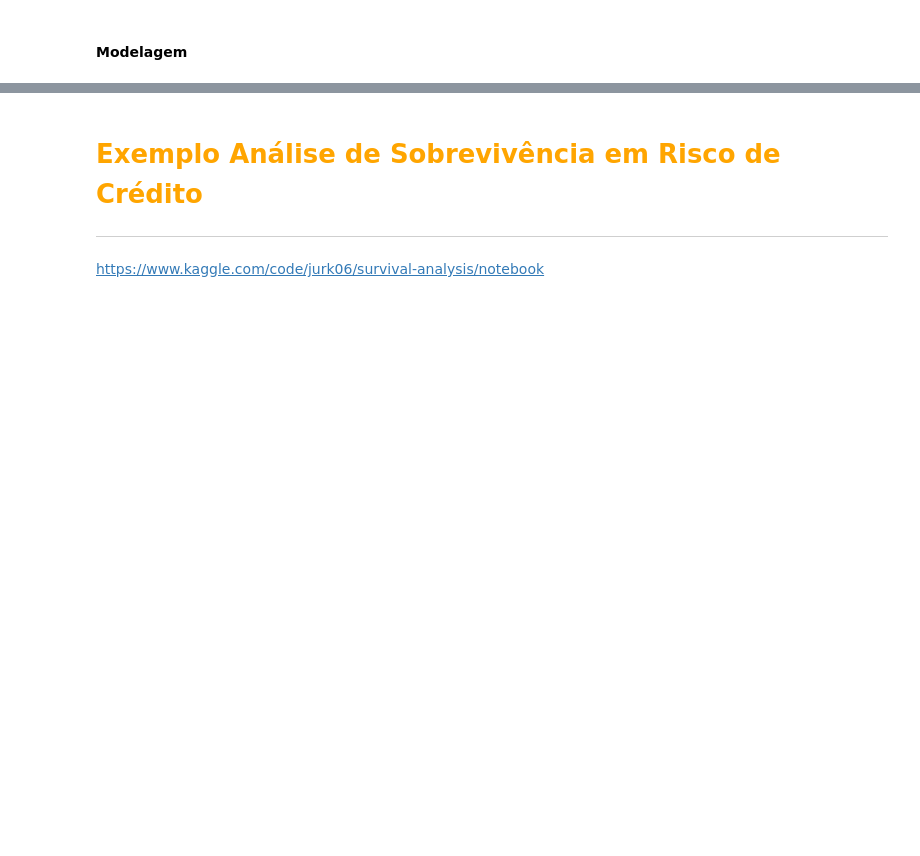
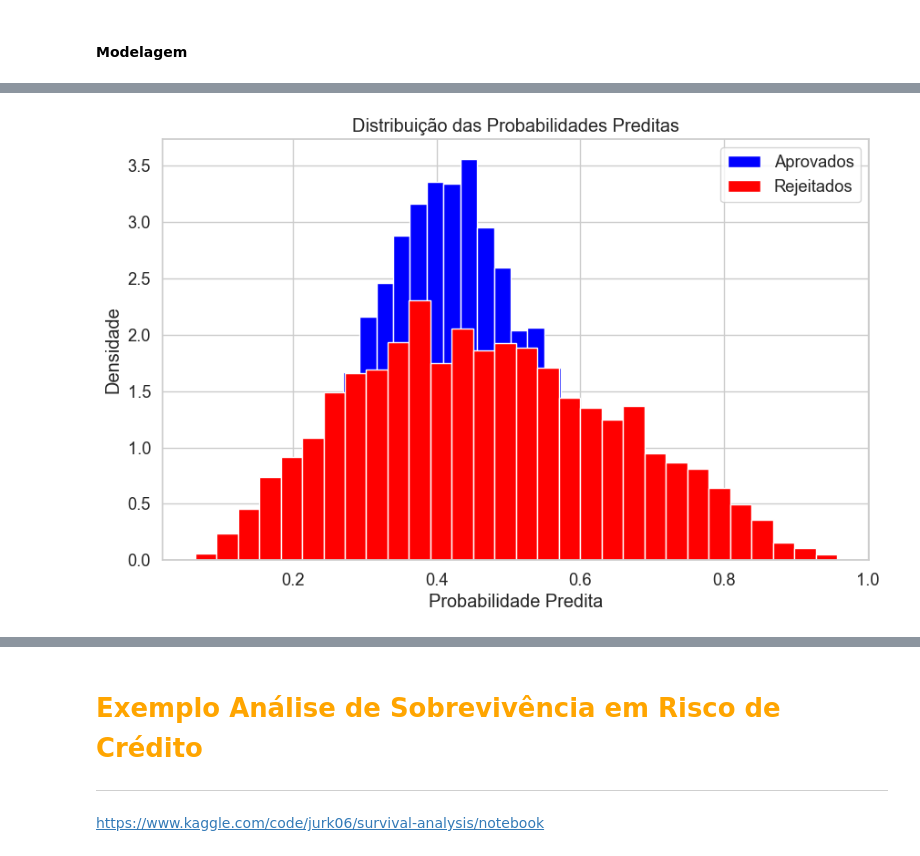
Before and after one commit to leonardovargas10/Pesquisa_Aplicada_Modelagem, a Jupyter notebook: Risco_de_Credito/Modelagem_Credito.ipynb, the cells around one changed output, grey strips where cells are left out. Saved outputs shown, nothing was run; the diff lists cells and outputs as text; code cells hidden in the pictures; blank space fills up the shorter version.

Commit message:
Modelagem

```diff
--- a/Risco_de_Credito/Modelagem_Credito.ipynb
+++ b/Risco_de_Credito/Modelagem_Credito.ipynb
@@ -607,13 +650,0 @@ for feature in cat_features:
-# %%
-for feature in num_features:
-    bins = list(woe_mappings[feature].keys())
-    woe_values = list(woe_mappings[feature].values())
-    # Aplica np.select para cada linha
-    conditions = [(X_train[feature].between(b.left, b.right, inclusive="left")) for b in bins]
-    X_train[feature + '_woe'] = np.select(conditions, woe_values, default=np.nan)
-    conditions = [(X_test[feature].between(b.left, b.right, inclusive="left")) for b in bins]
-    X_test[feature + '_woe'] = np.select(conditions, woe_values, default=np.nan)
-
-for feature in cat_features:
-    X_train[feature + '_woe'] = X_train[feature].map(woe_mappings[feature])
-    X_test[feature + '_woe'] = X_test[feature].map(woe_mappings[feature])
@@ -635,0 +755,30 @@ X_train
+# %%
+df_approved_inference = pd.concat([df_approved_train, df_approved_test])
+df_rejected = df_full.loc[df_full['FLAG_ACCEPTED'] == 0]
+
+for feature in num_features:
+    # aplica nos negados
+    df_rejected[feature] = apply_woe_binning(df_rejected, feature, bin_edges, woe_map)
+
+# Converte todas as colunas para float, categorias viram float (numéricas)
+for col in df_rejected.columns:
+    df_rejected[col] = pd.to_numeric(df_rejected[col], errors='coerce')
+
+df_rejected.fillna(0, inplace = True)
+df_rejected['y_predict']=model.predict(df_rejected[cols])
+df_rejected['predicted_probability']=model.predict_proba(df_rejected[cols])[:,1]
+# %%
+plt.figure(figsize=(10,6))
+# Histograma dos aprovados
+plt.hist(df_approved_inference['predicted_probability'], bins=30, label='Aprovados', color='blue', density=True)
+
+# Histograma dos rejeitados
+plt.hist(df_rejected['predicted_probability'], bins=30, label='Rejeitados', color='red', density=True)
+
+plt.xlabel('Probabilidade Predita')
+plt.ylabel('Densidade')
+plt.title('Distribuição das Probabilidades Preditas')
+plt.legend()
+plt.show()
+# %% [output]
+[figure, added]
```
Also changed, not shown: parts of 13 cells of this notebook.
